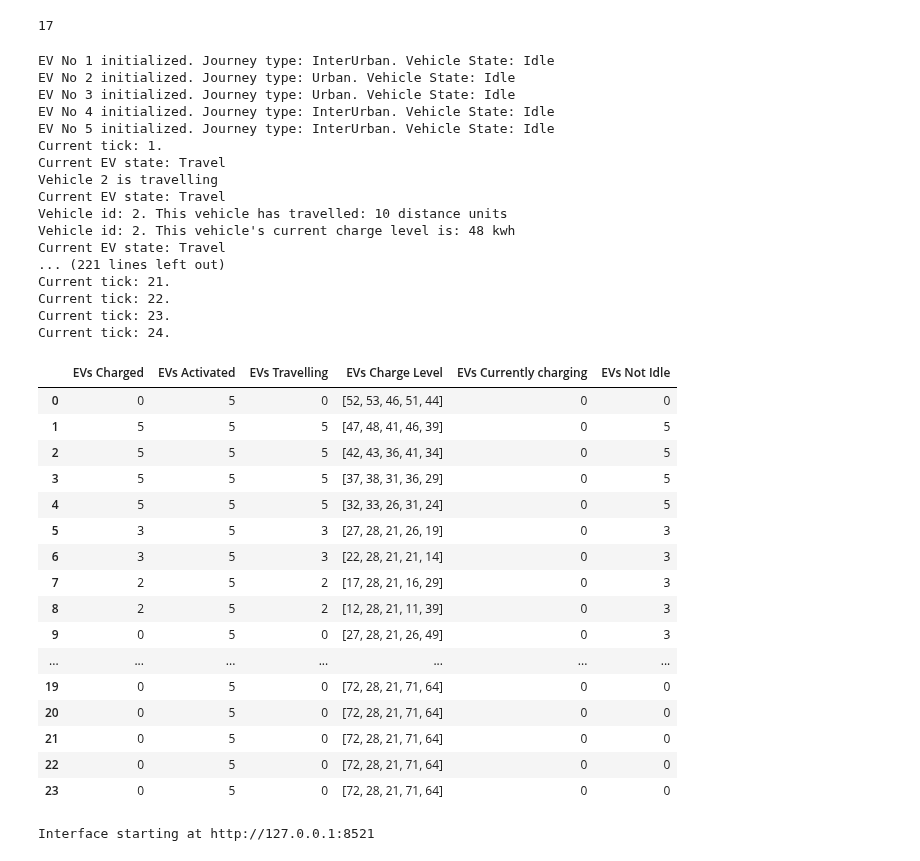
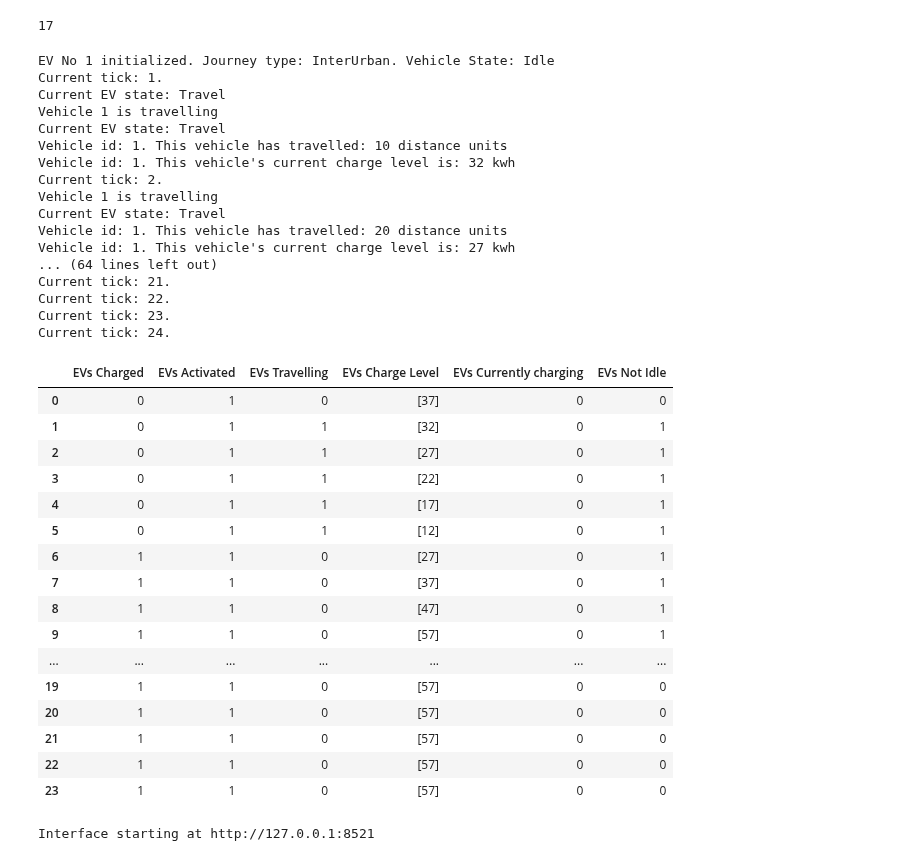
Before and after one commit to akintomiwa/e4cd, a Jupyter notebook: ev_abm_simplest_mobile.ipynb, the cells around one changed output. Saved outputs shown, nothing was run; the diff lists cells and outputs as text; code cells hidden in the pictures.

```diff
--- a/ev_abm_simplest_mobile.ipynb
+++ b/ev_abm_simplest_mobile.ipynb
@@ -96,10 +88,10 @@ ticks = 240 # 240 ticks = 10 days
 no_cars = 10
 no_cpoints = 2
 # %%
-# def get_evs_charged(model):
-#     evs_charged = [ev._was_charged for ev in model.evs]
-#     no_evs_charged = np.sum(evs_charged)
-#     return no_evs_charged
+def get_evs_charged(model):
+    evs_charged = [ev._was_charged for ev in model.evs]
+    no_evs_charged = np.sum(evs_charged)
+    return no_evs_charged
 
 # def get_evs_charge_level(agent):
 #     evs_levels = [ev.soc for ev in model.evs]
@@ -325,49 +340,50 @@ class EVModel(Model):
         self._current_tick += 1
 # %%
 ticks = 24 # 3600 ticks = 3600 seconds = 1 hour
-no_evs = 5
+no_evs = 1
+no_cps = 1
 # %%
 # no_cpoints = 2
-model = EVModel(ticks=ticks, no_evs=no_evs)
+model = EVModel(ticks=ticks, no_evs=no_evs, no_cps=no_cps)
 for i in range(ticks):
     # print(len(model.evs))
     model.step()
 model.datacollector.get_model_vars_dataframe()
 # %% [output]
 EV No 1 initialized. Journey type: InterUrban. Vehicle State: Idle
-EV No 2 initialized. Journey type: Urban. Vehicle State: Idle
-EV No 3 initialized. Journey type: Urban. Vehicle State: Idle
-EV No 4 initialized. Journey type: InterUrban. Vehicle State: Idle
-EV No 5 initialized. Journey type: InterUrban. Vehicle State: Idle
 Current tick: 1.
 Current EV state: Travel
-Vehicle 2 is travelling
+Vehicle 1 is travelling
 Current EV state: Travel
-Vehicle id: 2. This vehicle has travelled: 10 distance units
-Vehicle id: 2. This vehicle's current charge level is: 48 kwh
+Vehicle id: 1. This vehicle has travelled: 10 distance units
+Vehicle id: 1. This vehicle's current charge level is: 32 kwh
+Current tick: 2.
+Vehicle 1 is travelling
 Current EV state: Travel
-... (221 lines left out)
+Vehicle id: 1. This vehicle has travelled: 20 distance units
+Vehicle id: 1. This vehicle's current charge level is: 27 kwh
+... (64 lines left out)
 Current tick: 21.
 Current tick: 22.
 Current tick: 23.
 Current tick: 24.
 |  | EVs Charged | EVs Activated | EVs Travelling | EVs Charge Level | EVs Currently charging | EVs Not Idle |
-| 0 | 0 | 5 | 0 | [52, 53, 46, 51, 44] | 0 | 0 |
-| 1 | 5 | 5 | 5 | [47, 48, 41, 46, 39] | 0 | 5 |
-| 2 | 5 | 5 | 5 | [42, 43, 36, 41, 34] | 0 | 5 |
-| 3 | 5 | 5 | 5 | [37, 38, 31, 36, 29] | 0 | 5 |
-| 4 | 5 | 5 | 5 | [32, 33, 26, 31, 24] | 0 | 5 |
-| 5 | 3 | 5 | 3 | [27, 28, 21, 26, 19] | 0 | 3 |
-| 6 | 3 | 5 | 3 | [22, 28, 21, 21, 14] | 0 | 3 |
-| 7 | 2 | 5 | 2 | [17, 28, 21, 16, 29] | 0 | 3 |
-| 8 | 2 | 5 | 2 | [12, 28, 21, 11, 39] | 0 | 3 |
-| 9 | 0 | 5 | 0 | [27, 28, 21, 26, 49] | 0 | 3 |
+| 0 | 0 | 1 | 0 | [37] | 0 | 0 |
+| 1 | 0 | 1 | 1 | [32] | 0 | 1 |
+| 2 | 0 | 1 | 1 | [27] | 0 | 1 |
+| 3 | 0 | 1 | 1 | [22] | 0 | 1 |
+| 4 | 0 | 1 | 1 | [17] | 0 | 1 |
+| 5 | 0 | 1 | 1 | [12] | 0 | 1 |
+| 6 | 1 | 1 | 0 | [27] | 0 | 1 |
+| 7 | 1 | 1 | 0 | [37] | 0 | 1 |
+| 8 | 1 | 1 | 0 | [47] | 0 | 1 |
+| 9 | 1 | 1 | 0 | [57] | 0 | 1 |
 | ... | ... | ... | ... | ... | ... | ... |
-| 19 | 0 | 5 | 0 | [72, 28, 21, 71, 64] | 0 | 0 |
-| 20 | 0 | 5 | 0 | [72, 28, 21, 71, 64] | 0 | 0 |
-| 21 | 0 | 5 | 0 | [72, 28, 21, 71, 64] | 0 | 0 |
-| 22 | 0 | 5 | 0 | [72, 28, 21, 71, 64] | 0 | 0 |
-| 23 | 0 | 5 | 0 | [72, 28, 21, 71, 64] | 0 | 0 |
+| 19 | 1 | 1 | 0 | [57] | 0 | 0 |
+| 20 | 1 | 1 | 0 | [57] | 0 | 0 |
+| 21 | 1 | 1 | 0 | [57] | 0 | 0 |
+| 22 | 1 | 1 | 0 | [57] | 0 | 0 |
+| 23 | 1 | 1 | 0 | [57] | 0 | 0 |
 # %%
 # # model.datacollector.get_agent_vars_dataframe()
 # model.datacollector.get_model_vars_dataframe()
```
Also changed, not shown: parts of 7 cells of this notebook, 1 other file.
